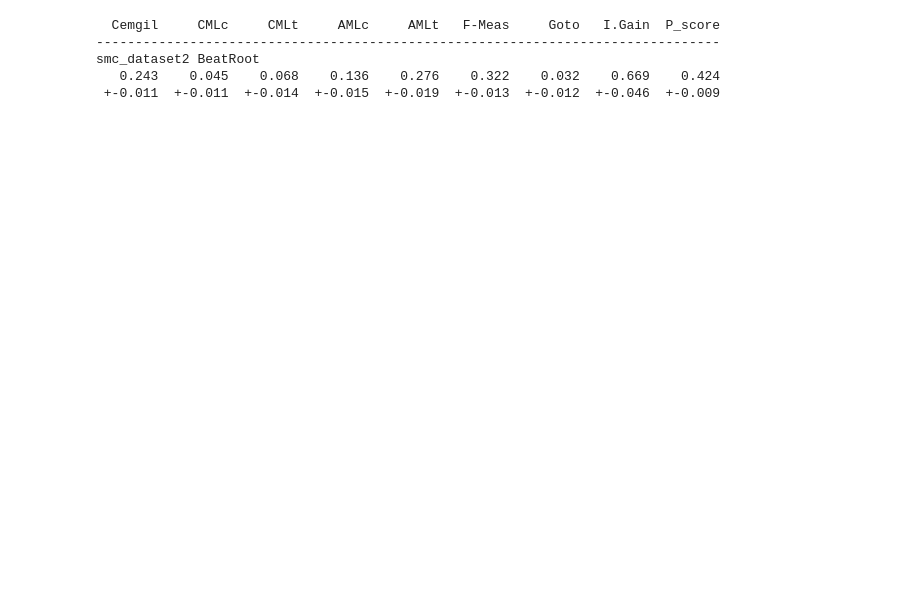
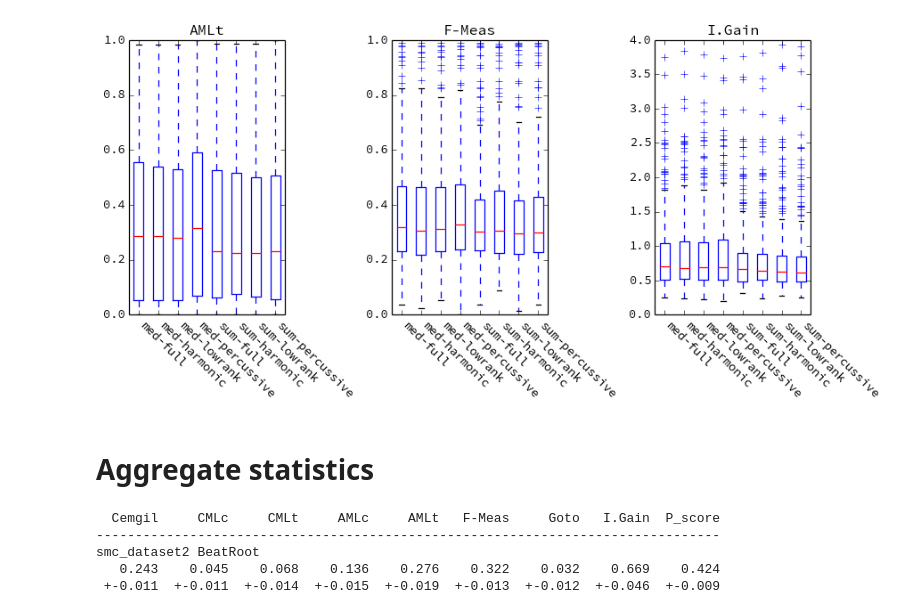
Before and after one commit to bmcfee/beat_onset, a Jupyter notebook: code/ICASSP2013 - Beat tracking.ipynb, the cells around one changed output. Drawn from its saved outputs; the diff is of its cells as text; code cells hidden in the pictures; blank space fills up the shorter version.

```diff
--- a/code/ICASSP2013 - Beat tracking.ipynb
+++ b/code/ICASSP2013 - Beat tracking.ipynb
@@ -10,12 +11,12 @@ ROOTPATH = os.path.sep.join([os.environ['HOME'], 'git/beat_onset/data/results'])
 # To match holzapfel'12 eval on SMC2
 N_BINS = 40
 # %%
-#DATASETS = ['mirex2006', 'rwcj', 'jazz_roger', 'smc_dataset2']
-DATASETS = ['smc_dataset2']
+DATASETS = ['mirex2006', 'rwcj', 'jazz_roger', 'smc_dataset2']
+#DATASETS = ['smc_dataset2']
 # %%
 SCORENAMES = ['Cemgil', 'CMLc', 'CMLt', 'AMLc', 'AMLt', 'F-Meas', 'Goto', 'I.Gain', 'P_score']
 # %%
-SPECS = ['full', 'harmonic', 'percussive', 'lowrank', 'hp']
+SPECS = ['full', 'harmonic', 'percussive', 'lowrank']
 #SPECS = ['lowrank']
 SCALE = ['log']
 #SCALE = ['linear', 'log', 'cbrt']
@@ -23,0 +92,24 @@ AGGS  = ['sum', 'q=0.50']
+# %%
+def plot_boxes(data, metrics=None):
+    figure(figsize=(10,5))
+    if metrics is None:
+        metrics = range(len(SCORENAMES))
+
+    for j,i in enumerate(metrics, 1):
+        subplot(len(metrics)/3, 3, j)
+        my_data = []
+        leg = []
+        for k in sorted(data.keys()):
+            leg.append(k)
+            my_data.append(data[k][:, i])
+        my_data = np.array(my_data).T
+        boxplot(my_data)
+        xticks(range(1, 1+len(data)), leg, rotation=-45, horizontalalignment='left')
+        ylim([0, max(1.0, my_data.max())])
+        tight_layout()
+        title(SCORENAMES[i])
+# %%
+scores = {}
+for (agg, spec) in itertools.product(AGGS, SPECS):
+    key = agg.replace('q=0.50', 'med')
+    scores['-'.join([key, spec])] = load_our_scores(DATASETS[3], spec, SCALE[-1], agg)
@@ -24,3 +139,9 @@ AGGS  = ['sum', 'q=0.50']
+# %%
+plot_boxes(scores, [4,5,7])
+# %% [output]
+[figure, added]
+# %% [markdown]
+# Aggregate statistics
 # %%
 def evaluate_our_predictions(data, spec, scale, agg):
     path = os.path.sep.join([ROOTPATH, data, os.path.extsep.join(['*', scale, agg, spec, 'scores.txt'])])
```
Also changed, not shown: parts of 11 cells of this notebook, 2 other files.
